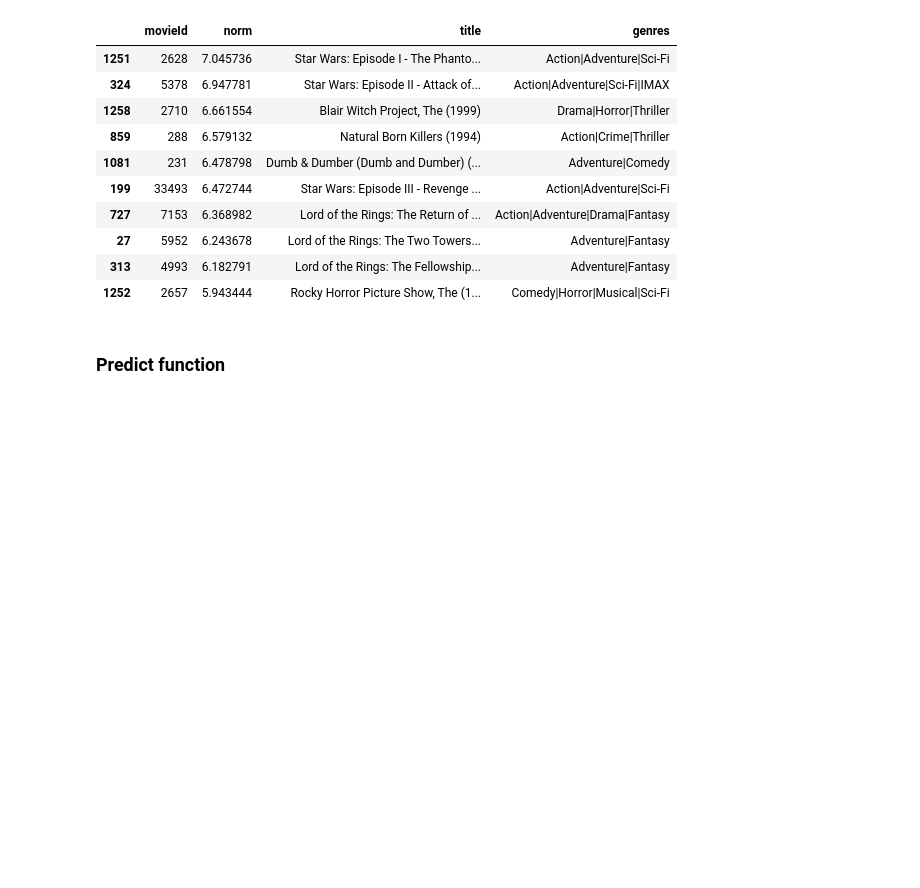
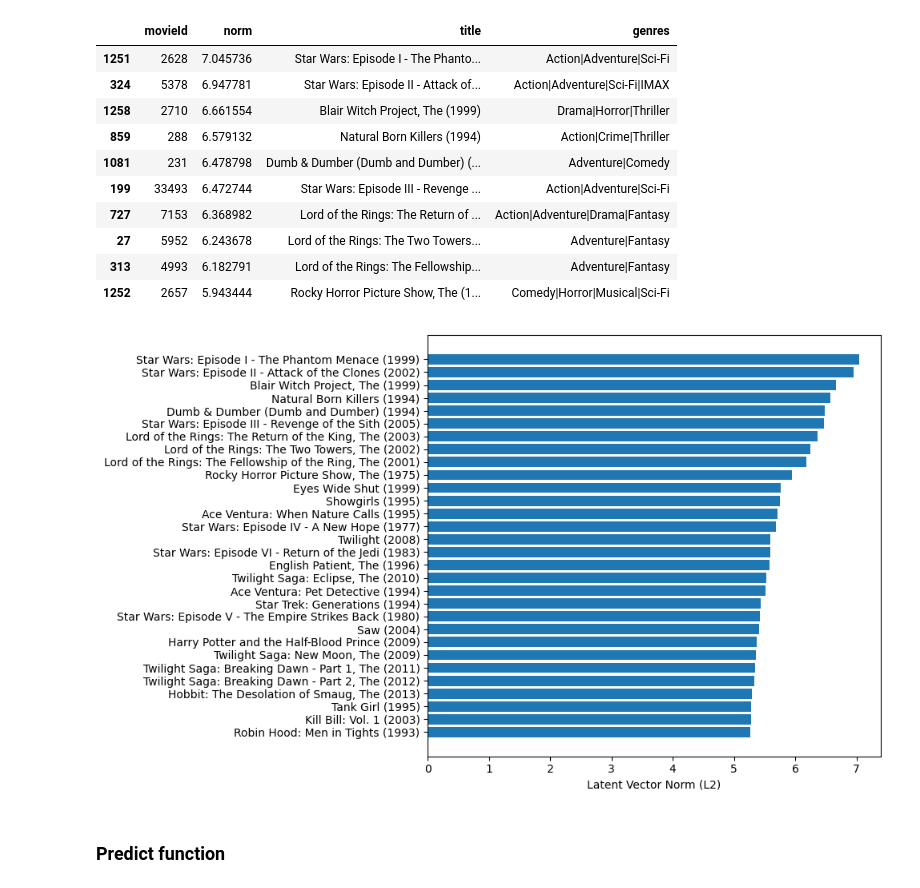
Before and after one commit to efandresena/large-scale-movie-recommendation, a Jupyter notebook: mirindraf_mlas_practical_4.ipynb, the cells around one changed output. Drawn from its saved outputs; the diff is of its cells as text; code cells hidden in the pictures; blank space fills up the shorter version.

```diff
--- a/mirindraf_mlas_practical_4.ipynb
+++ b/mirindraf_mlas_practical_4.ipynb
@@ -479,6 +479,22 @@ df.sort_values("norm", ascending=False).head(10)
 | 27 | 5952 | 6.243678 | Lord of the Rings: The Two Towers... | Adventure|Fantasy |
 | 313 | 4993 | 6.182791 | Lord of the Rings: The Fellowship... | Adventure|Fantasy |
 | 1252 | 2657 | 5.943444 | Rocky Horror Picture Show, The (1... | Comedy|Horror|Musical|Sci-Fi |
+# %%
+top_n = 30
+top_polarizing = df.sort_values("norm", ascending=False).head(top_n)
+
+# Plot
+plt.figure(figsize=(10,6))
+plt.barh(top_polarizing["title"], top_polarizing["norm"])
+plt.xlabel("Latent Vector Norm (L2)")
+#plt.ylabel("Movie Title")
+#plt.title("Top Polarizing Movies (Highest Embedding Norms)")
+plt.gca().invert_yaxis()   # highest at top
+plt.tight_layout()
+plt.savefig('Polarizing_movie.pdf')
+plt.show()
+# %% [output]
+[figure, added]
 # %% [markdown]
 ### Predict function
 # %%
```
Also changed, not shown: parts of 3 cells of this notebook.
